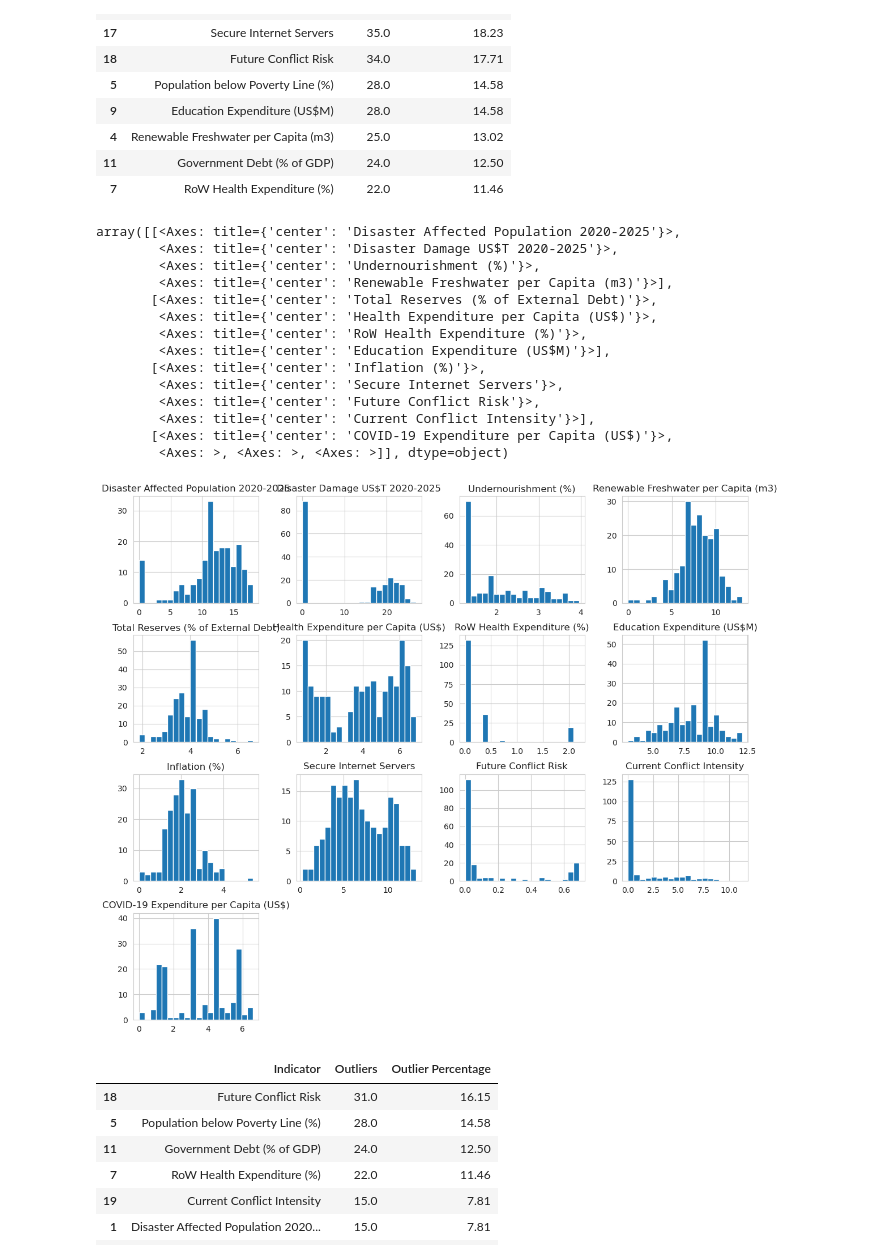
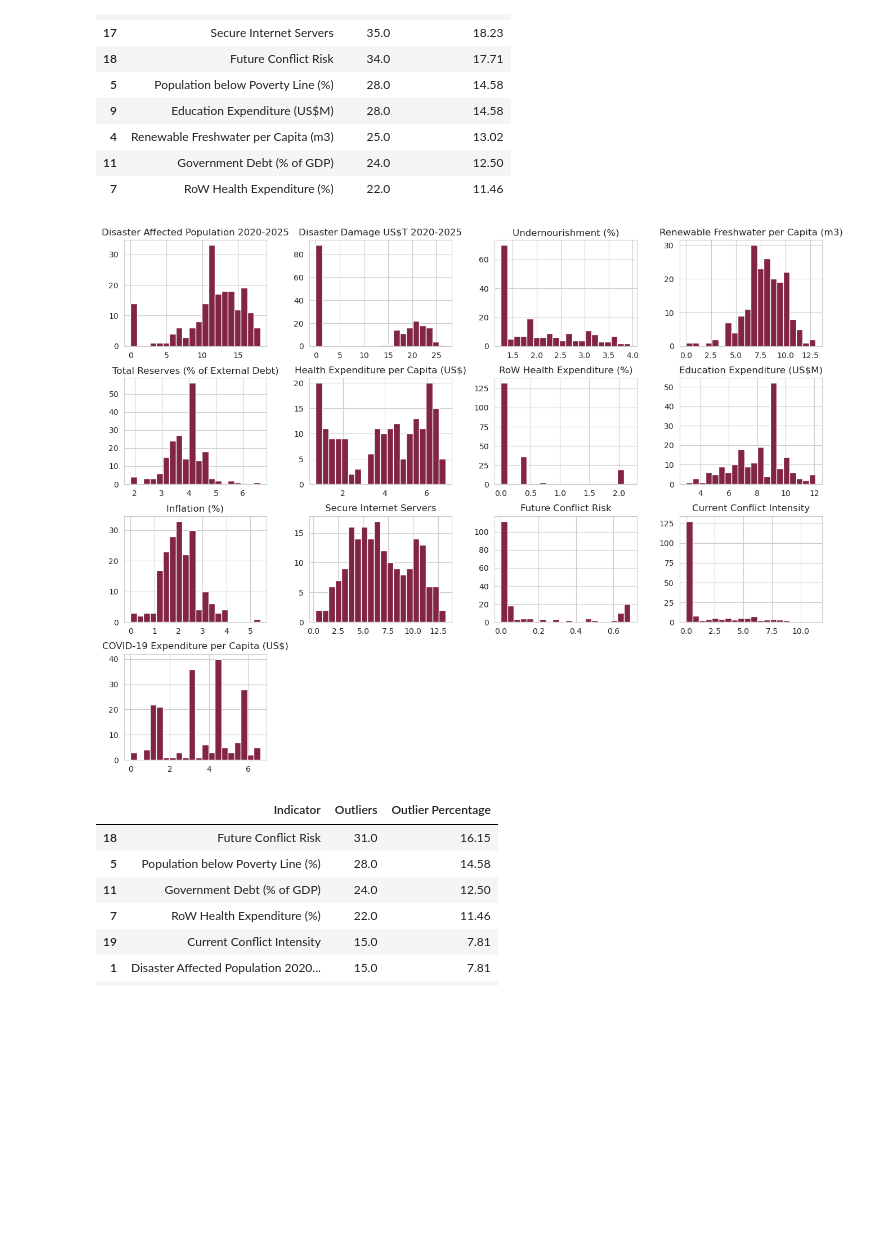
Before and after one commit to arth3mis/global-societal-endangerment-index, a Jupyter notebook: 5.1_normalisation.ipynb, the cells around one changed output. Saved outputs shown, nothing was run; the diff lists cells and outputs as text; code cells hidden in the pictures; blank space fills up the shorter version.

```diff
--- a/5.1_normalisation.ipynb
+++ b/5.1_normalisation.ipynb
@@ -95,44 +82,32 @@ find_outliers_per_indicator(df).head(10)
 # %%
 # log transform
 log_transform_cols = ['Disaster Affected Population 2020-2025',
                       'Disaster Damage US$T 2020-2025',
                       'Undernourishment (%)',
                       'Renewable Freshwater per Capita (m3)',
                       'Total Reserves (% of External Debt)',
                       'Health Expenditure per Capita (US$)',
                       'RoW Health Expenditure (%)',
                       'Education Expenditure (US$M)',
                       'Inflation (%)',
                       'Secure Internet Servers',
                       'Future Conflict Risk',
                       'Current Conflict Intensity',
                       'COVID-19 Expenditure per Capita (US$)',
                       ]
 
 df_log = df.copy()
 
 # remove single -1 value (Seychelles) from inflation column by replacing all < 0 with 0
 df_log['Inflation (%)'] = df_log['Inflation (%)'].apply(lambda x: 0 if x < 0 else x)
 
 df_log[log_transform_cols] = np.log1p(df_log[log_transform_cols])
 
-df_log[log_transform_cols].hist(bins=20, figsize=(14, 12))
+df_log[log_transform_cols].hist(bins=20, figsize=(16, 12), color='#822545')
+
+# plt.savefig('hist_log.png', dpi=200, bbox_inches='tight')
 # %% [output]
-array([[<Axes: title={'center': 'Disaster Affected Population 2020-2025'}>,
-        <Axes: title={'center': 'Disaster Damage US$T 2020-2025'}>,
-        <Axes: title={'center': 'Undernourishment (%)'}>,
-        <Axes: title={'center': 'Renewable Freshwater per Capita (m3)'}>],
-       [<Axes: title={'center': 'Total Reserves (% of External Debt)'}>,
-        <Axes: title={'center': 'Health Expenditure per Capita (US$)'}>,
-        <Axes: title={'center': 'RoW Health Expenditure (%)'}>,
-        <Axes: title={'center': 'Education Expenditure (US$M)'}>],
-       [<Axes: title={'center': 'Inflation (%)'}>,
-        <Axes: title={'center': 'Secure Internet Servers'}>,
-        <Axes: title={'center': 'Future Conflict Risk'}>,
-        <Axes: title={'center': 'Current Conflict Intensity'}>],
-       [<Axes: title={'center': 'COVID-19 Expenditure per Capita (US$)'}>,
-        <Axes: >, <Axes: >, <Axes: >]], dtype=object)
-[figure, old version]
+[figure, new version]
 # %%
 find_outliers_per_indicator(df_log).head(10)
 # %% [output]
```
Also changed, not shown: parts of 4 cells of this notebook, 5 other files.
